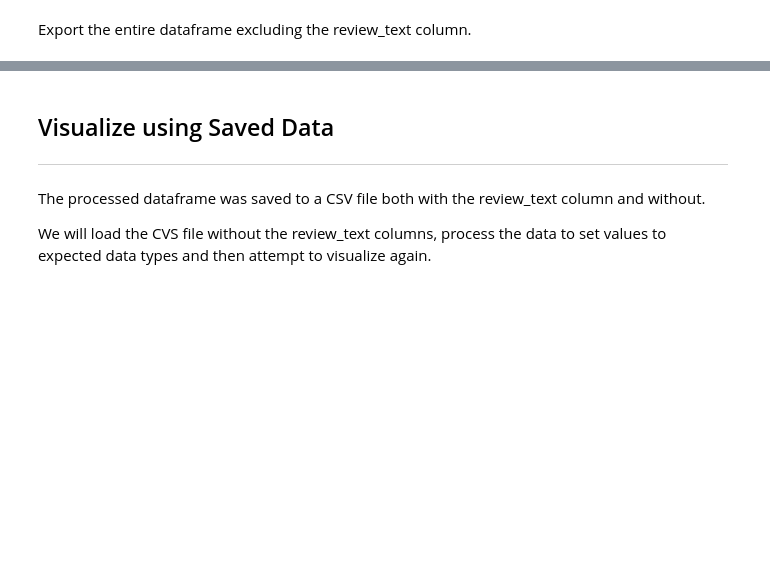
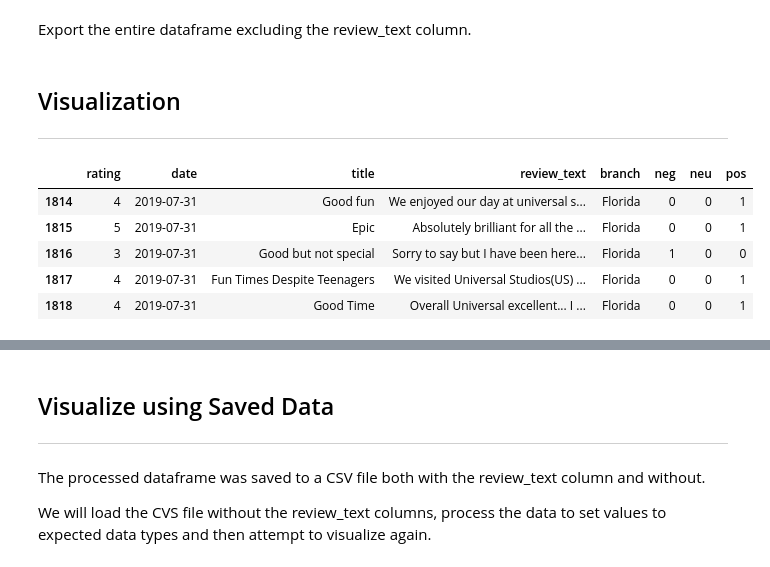
Before and after one commit to fred-home/datascience-final, a Jupyter notebook: analysis/final-project.ipynb, the cells around one changed output, grey strips where cells are left out. Cells and saved outputs as stored; diff of their text form; code cells hidden in the pictures; blank space fills up the shorter version.

```diff
--- a/analysis/final-project.ipynb
+++ b/analysis/final-project.ipynb
@@ -256,3 +215,23 @@ df_analyzed_reviews.to_csv('../data/df_analyzed_reviews.csv', index=False)
 Export the entire dataframe excluding the review_text column.
 # %%
 df_analyzed_reviews.drop(['review_text'], axis=1).to_csv('../data/df_analyzed_reviews2.csv', index=False)
+# %% [markdown]
+## Visualization
+---
+# %%
+park = 'Florida'
+year = 2019
+month = 7
+
+df_florida_2019_07 = df_analyzed_reviews[(df_analyzed_reviews['branch']==park) & \
+                          (df_analyzed_reviews['date'].dt.year == year) & \
+                              (df_analyzed_reviews['date'].dt.month == month)].copy()
+# %%
+df_florida_2019_07.head()
+# %% [output]
+|  | rating | date | title | review_text | branch | neg | neu | pos |
+| 1814 | 4 | 2019-07-31 | Good fun | We enjoyed our day at universal s... | Florida | 0 | 0 | 1 |
+| 1815 | 5 | 2019-07-31 | Epic | Absolutely brilliant for all the ... | Florida | 0 | 0 | 1 |
+| 1816 | 3 | 2019-07-31 | Good but not special | Sorry to say but I have been here... | Florida | 1 | 0 | 0 |
+| 1817 | 4 | 2019-07-31 | Fun Times Despite Teenagers | We visited Universal Studios(US) ... | Florida | 0 | 0 | 1 |
+| 1818 | 4 | 2019-07-31 | Good Time | Overall Universal excellent... I ... | Florida | 0 | 0 | 1 |
```
Also changed, not shown: parts of 23 cells of this notebook, 4 other files.
